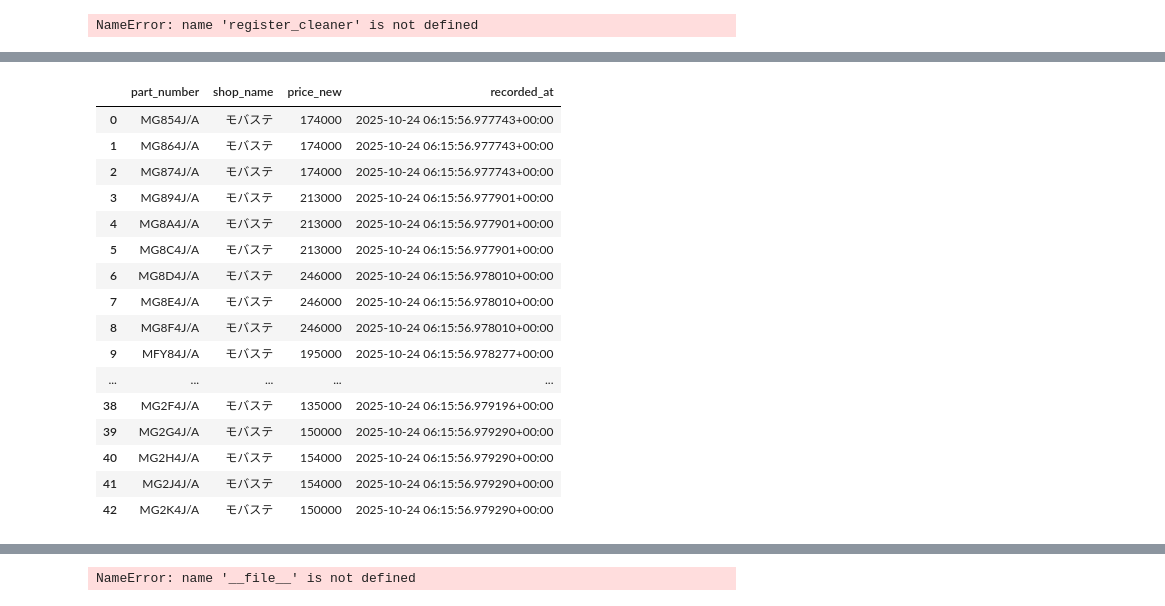
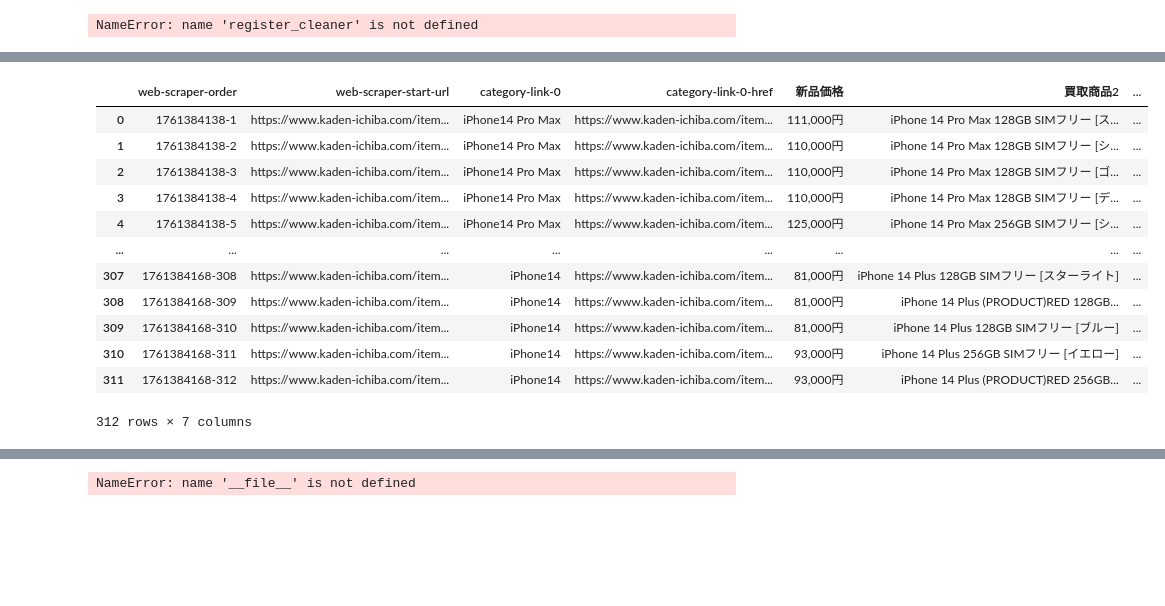
Before and after one commit to zhujiansamuel/YamagotiProjects, a Jupyter notebook: 代码验证.ipynb, the cells around one changed output, grey strips where cells are left out. Cells and saved outputs as stored; diff of their text form; code cells hidden in the pictures; blank space fills up the shorter version.

```diff
--- a/代码验证.ipynb
+++ b/代码验证.ipynb
@@ -3283,21 +3354,0 @@ df_11
-# %%
-res = clean_shop11(df_11)
-res
-# %% [output]
-|  | part_number | shop_name | price_new | recorded_at |
-| 0 | MG854J/A | モバステ | 174000 | 2025-10-24 06:15:56.977743+00:00 |
-| 1 | MG864J/A | モバステ | 174000 | 2025-10-24 06:15:56.977743+00:00 |
-| 2 | MG874J/A | モバステ | 174000 | 2025-10-24 06:15:56.977743+00:00 |
-| 3 | MG894J/A | モバステ | 213000 | 2025-10-24 06:15:56.977901+00:00 |
-| 4 | MG8A4J/A | モバステ | 213000 | 2025-10-24 06:15:56.977901+00:00 |
-| 5 | MG8C4J/A | モバステ | 213000 | 2025-10-24 06:15:56.977901+00:00 |
-| 6 | MG8D4J/A | モバステ | 246000 | 2025-10-24 06:15:56.978010+00:00 |
-| 7 | MG8E4J/A | モバステ | 246000 | 2025-10-24 06:15:56.978010+00:00 |
-| 8 | MG8F4J/A | モバステ | 246000 | 2025-10-24 06:15:56.978010+00:00 |
-| 9 | MFY84J/A | モバステ | 195000 | 2025-10-24 06:15:56.978277+00:00 |
-| ... | ... | ... | ... | ... |
-| 38 | MG2F4J/A | モバステ | 135000 | 2025-10-24 06:15:56.979196+00:00 |
-| 39 | MG2G4J/A | モバステ | 150000 | 2025-10-24 06:15:56.979290+00:00 |
-| 40 | MG2H4J/A | モバステ | 154000 | 2025-10-24 06:15:56.979290+00:00 |
-| 41 | MG2J4J/A | モバステ | 154000 | 2025-10-24 06:15:56.979290+00:00 |
-| 42 | MG2K4J/A | モバステ | 150000 | 2025-10-24 06:15:56.979290+00:00 |
@@ -3303,0 +4008,17 @@ res
+# %%
+df_13 = pd.read_csv("/Users/syu/PycharmProjects/YamagotiProjects/shop13.csv")
+df_13
+# %% [output]
+|  | web-scraper-order | web-scraper-start-url | category-link-0 | category-link-0-href | 新品価格 | 買取商品2 | ... |
+| 0 | 1761384138-1 | https://www.kaden-ichiba.com/item... | iPhone14 Pro Max | https://www.kaden-ichiba.com/item... | 111,000円 | iPhone 14 Pro Max 128GB SIMフリー [ス... | ... |
+| 1 | 1761384138-2 | https://www.kaden-ichiba.com/item... | iPhone14 Pro Max | https://www.kaden-ichiba.com/item... | 110,000円 | iPhone 14 Pro Max 128GB SIMフリー [シ... | ... |
+| 2 | 1761384138-3 | https://www.kaden-ichiba.com/item... | iPhone14 Pro Max | https://www.kaden-ichiba.com/item... | 110,000円 | iPhone 14 Pro Max 128GB SIMフリー [ゴ... | ... |
+| 3 | 1761384138-4 | https://www.kaden-ichiba.com/item... | iPhone14 Pro Max | https://www.kaden-ichiba.com/item... | 110,000円 | iPhone 14 Pro Max 128GB SIMフリー [デ... | ... |
+| 4 | 1761384138-5 | https://www.kaden-ichiba.com/item... | iPhone14 Pro Max | https://www.kaden-ichiba.com/item... | 125,000円 | iPhone 14 Pro Max 256GB SIMフリー [シ... | ... |
+| ... | ... | ... | ... | ... | ... | ... | ... |
+| 307 | 1761384168-308 | https://www.kaden-ichiba.com/item... | iPhone14 | https://www.kaden-ichiba.com/item... | 81,000円 | iPhone 14 Plus 128GB SIMフリー [スターライト] | ... |
+| 308 | 1761384168-309 | https://www.kaden-ichiba.com/item... | iPhone14 | https://www.kaden-ichiba.com/item... | 81,000円 | iPhone 14 Plus (PRODUCT)RED 128GB... | ... |
+| 309 | 1761384168-310 | https://www.kaden-ichiba.com/item... | iPhone14 | https://www.kaden-ichiba.com/item... | 81,000円 | iPhone 14 Plus 128GB SIMフリー [ブルー] | ... |
+| 310 | 1761384168-311 | https://www.kaden-ichiba.com/item... | iPhone14 | https://www.kaden-ichiba.com/item... | 93,000円 | iPhone 14 Plus 256GB SIMフリー [イエロー] | ... |
+| 311 | 1761384168-312 | https://www.kaden-ichiba.com/item... | iPhone14 | https://www.kaden-ichiba.com/item... | 93,000円 | iPhone 14 Plus (PRODUCT)RED 256GB... | ... |
+312 rows × 7 columns
```
Also changed, not shown: parts of 5 cells of this notebook, 2 other files.
